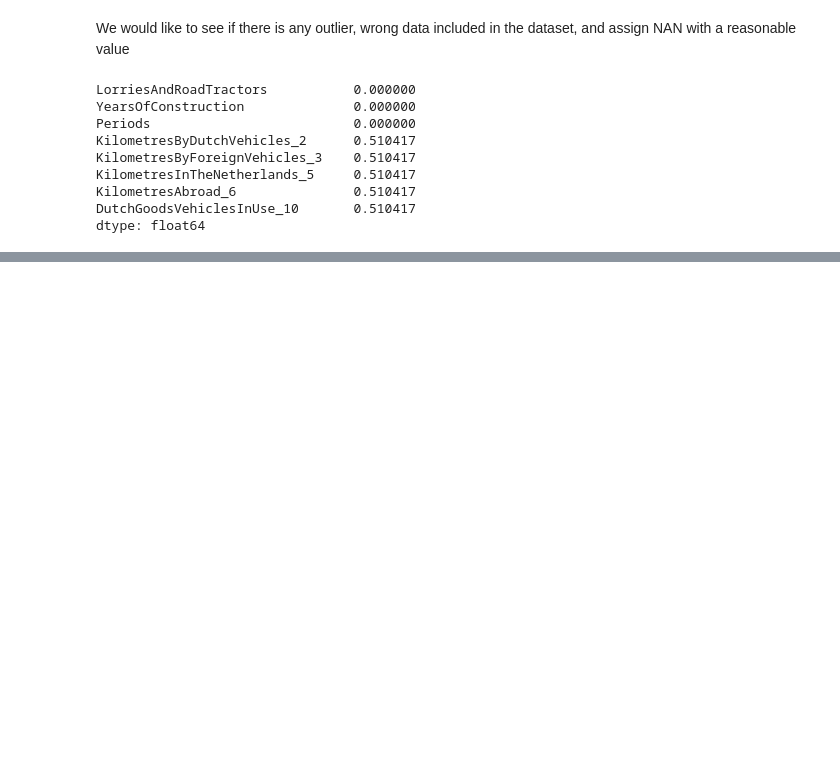
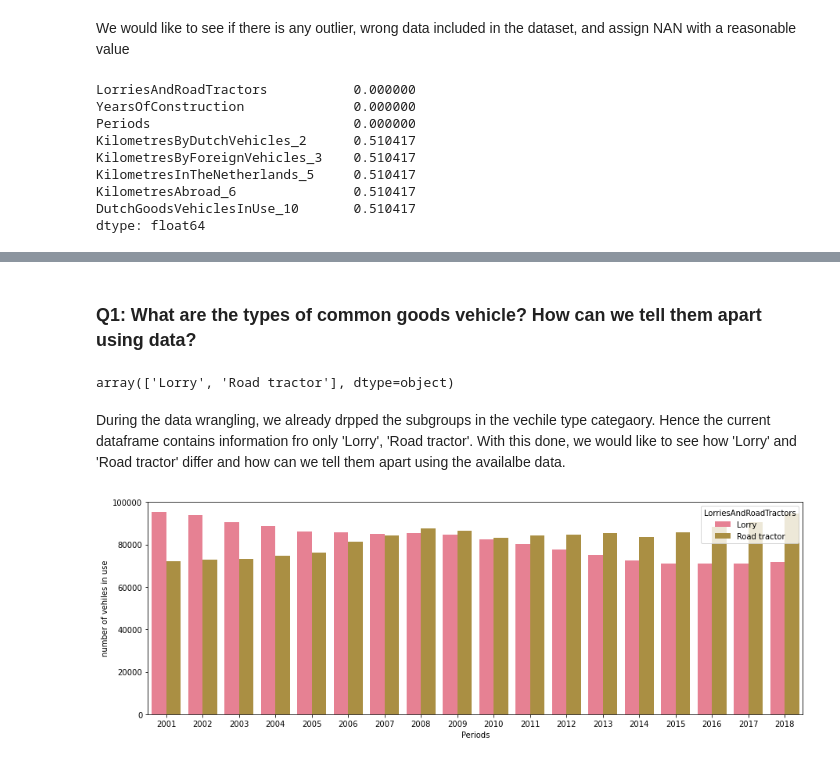
Before and after one commit to jinchao-chen/goods_vehicle_analysis, a Jupyter notebook: goods_vehicles.ipynb, the cells around one changed output, grey strips where cells are left out. Drawn from its saved outputs; the diff is of its cells as text; code cells hidden in the pictures; blank space fills up the shorter version.

```diff
--- a/goods_vehicles.ipynb
+++ b/goods_vehicles.ipynb
@@ -187,8 +203,0 @@ fig.savefig('./image/number_of_vehiles_in_use.png', bbox_inches = 'tight',dpi=15
-# %%
-# Present the variation of total number of vehicles kilometres over the years
-fig, ax = plt.subplots(figsize = (15, 5))
-sns.barplot(x="Periods", y="KilometresByDutchVehicles_2",
-             hue="LorriesAndRoadTractors",  data=df_type)
-
-ax.set_ylabel('kilometres by dutch vehicles')
-fig.savefig('./image/kilometres_by_dutch_vehicles.png', bbox_inches = 'tight')
@@ -241,10 +203,0 @@ df_yearly_new_construction['yearly_new_construction'] = df_yearly_new_constructi
-# %%
-fig, ax = plt.subplots(figsize = (10, 5))
-
-ax = sns.barplot(x="Periods", y="DutchGoodsVehiclesInUse_10",
-                  hue="LorriesAndRoadTractors",
-                  data=df_yearly_new_construction)
-
-ax.set_title('yearly new construction');
-ax.set_ylabel('Dutch Goods Vehicle')
-plt.savefig('./image/new_registration_v_gdp.png', bbox_inches = 'tight')
@@ -348,0 +208,2 @@ plt.savefig('./image/new_registration_v_gdp.png', bbox_inches = 'tight')
+# %% [markdown]
+ ### Q1: What are the types of common goods vehicle? How can we tell them apart using data?
@@ -348,0 +213,34 @@ plt.savefig('./image/new_registration_v_gdp.png', bbox_inches = 'tight')
+# %%
+df_type['LorriesAndRoadTractors'].unique()
+# %% [output]
+array(['Lorry', 'Road tractor'], dtype=object)
+# %% [markdown]
+During the data wrangling, we already drpped the subgroups in the vechile type categaory. Hence the current dataframe contains information fro only 'Lorry', 'Road tractor'. With this done, we would like to see how 'Lorry' and 'Road tractor' differ and how can we tell them apart using the availalbe data.
+# %%
+def bar_plot(data, y, y_label):
+    """ Bar plot to present the variation over the years
+
+    Args:
+    data: dataframe. The dataframe containing vehicle km
+    y: str. Column name in the dataframe to present in the bar plot
+    y_label: str. Label for y axis in the bar plot
+
+    Returns:
+    fig, ax of the figs
+    """
+    fig, ax = plt.subplots(figsize = (15, 5))
+
+    try:
+        sns.barplot(x= "Periods", y= y, hue= "LorriesAndRoadTractors",  data= data, ax = ax)  # x, hue are hard coded
+    except:
+        raise Exception('the data does not contain the specified column, or either "Periods" or "LorriesAndRoadTractors" not in the data')
+
+    ax.set_ylabel (y_label)
+    fig.savefig('./image/{:}.png'.format(y_label.replace(' ', '_')), bbox_inches = 'tight',dpi=150)
+
+    return fig, ax
+# %%
+# Present the variation of total number of registered vehicles over the years
+fig, ax = bar_plot(data = df_type, y="DutchGoodsVehiclesInUse_10", y_label='number of vehiles in use')
+# %% [output]
+[figure, added]
```
Also changed, not shown: parts of 89 cells of this notebook.
